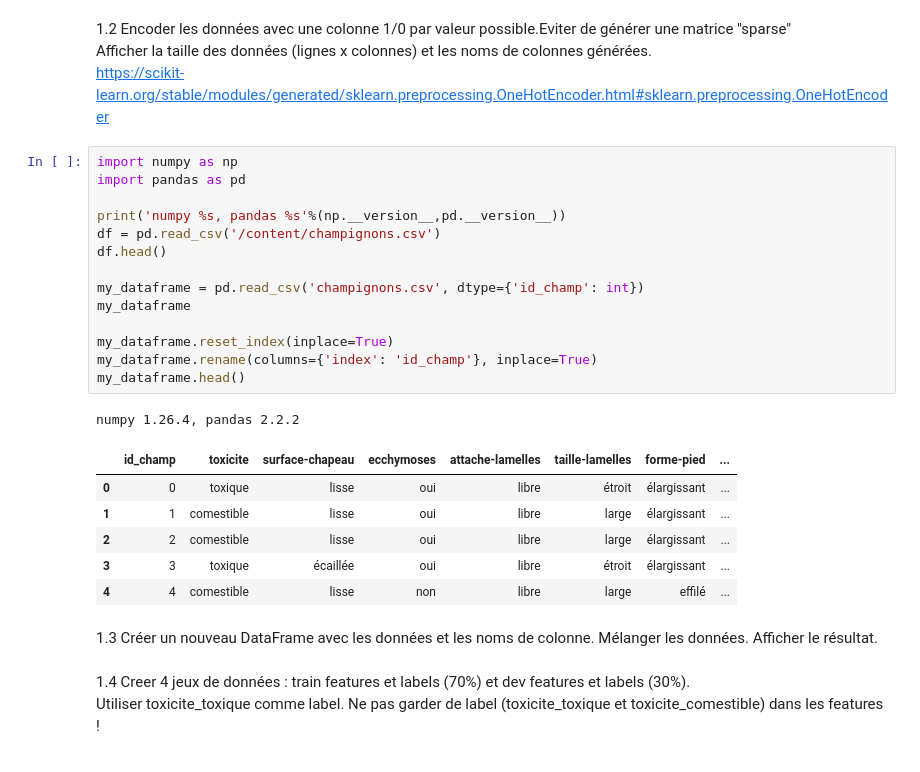
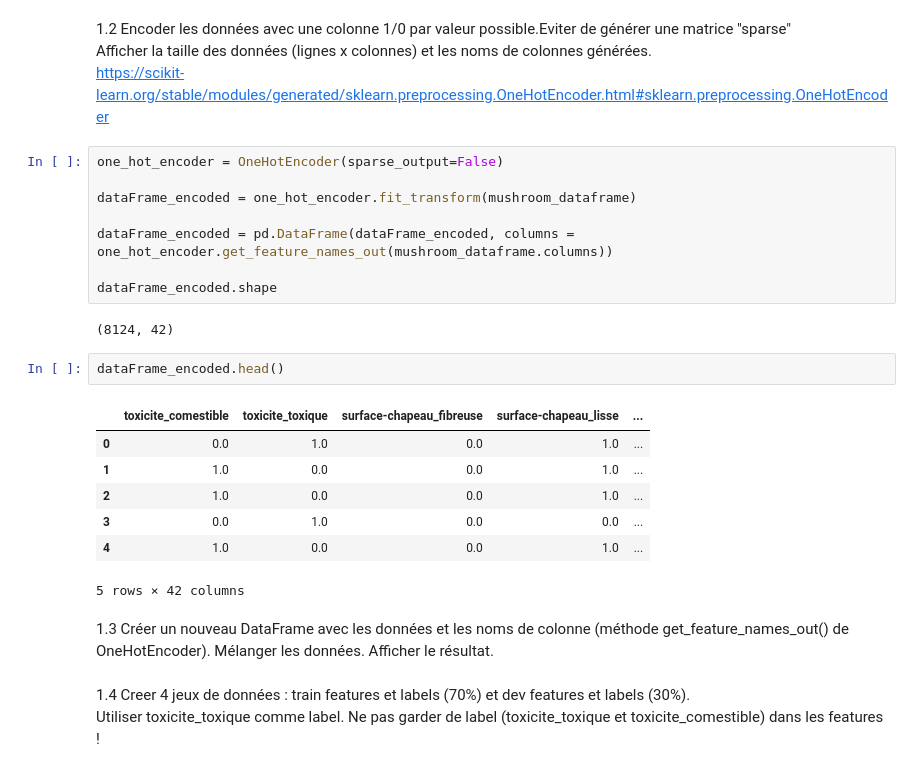
Before and after one commit to I-ZCode42/BestSurfSpot, a Jupyter notebook: TP1_classification_champignons.ipynb, the cells around one changed output. Saved outputs shown, nothing was run; the diff lists cells and outputs as text.

```diff
--- a/TP1_classification_champignons.ipynb
+++ b/TP1_classification_champignons.ipynb
@@ -28,30 +69,28 @@ Vérifier qu'il n'y as pas de valeurs nulles
 1.2 Encoder les données avec une colonne 1/0 par valeur possible.Eviter de générer une matrice "sparse"\
 Afficher la taille des données (lignes x colonnes) et les noms de colonnes générées.\
 https://scikit-learn.org/stable/modules/generated/sklearn.preprocessing.OneHotEncoder.html#sklearn.preprocessing.OneHotEncoder
-# %%
-import numpy as np
-import pandas as pd
-
-print('numpy %s, pandas %s'%(np.__version__,pd.__version__))
-df = pd.read_csv('/content/champignons.csv')
-df.head()
-
-my_dataframe = pd.read_csv('champignons.csv', dtype={'id_champ': int})
-my_dataframe
-
-my_dataframe.reset_index(inplace=True)
-my_dataframe.rename(columns={'index': 'id_champ'}, inplace=True)
-my_dataframe.head()
-# %% [output]
-numpy 1.26.4, pandas 2.2.2
-|  | id_champ | toxicite | surface-chapeau | ecchymoses | attache-lamelles | taille-lamelles | forme-pied | ... |
-| 0 | 0 | toxique | lisse | oui | libre | étroit | élargissant | ... |
-| 1 | 1 | comestible | lisse | oui | libre | large | élargissant | ... |
-| 2 | 2 | comestible | lisse | oui | libre | large | élargissant | ... |
-| 3 | 3 | toxique | écaillée | oui | libre | étroit | élargissant | ... |
-| 4 | 4 | comestible | lisse | non | libre | large | effilé | ... |
+# %%
+one_hot_encoder = OneHotEncoder(sparse_output=False)
+
+dataFrame_encoded = one_hot_encoder.fit_transform(mushroom_dataframe)
+
+dataFrame_encoded = pd.DataFrame(dataFrame_encoded, columns = one_hot_encoder.get_feature_names_out(mushroom_dataframe.columns))
+
+dataFrame_encoded.shape
+# %% [output]
+(8124, 42)
+# %%
+dataFrame_encoded.head()
+# %% [output]
+|  | toxicite_comestible | toxicite_toxique | surface-chapeau_fibreuse | surface-chapeau_lisse | ... |
+| 0 | 0.0 | 1.0 | 0.0 | 1.0 | ... |
+| 1 | 1.0 | 0.0 | 0.0 | 1.0 | ... |
+| 2 | 1.0 | 0.0 | 0.0 | 1.0 | ... |
+| 3 | 0.0 | 1.0 | 0.0 | 0.0 | ... |
+| 4 | 1.0 | 0.0 | 0.0 | 1.0 | ... |
+5 rows × 42 columns
 # %% [markdown]
-1.3 Créer un nouveau DataFrame avec les données et les noms de colonne. Mélanger les données. Afficher le résultat.
+1.3 Créer un nouveau DataFrame avec les données et les noms de colonne (méthode get_feature_names_out() de OneHotEncoder). Mélanger les données. Afficher le résultat.
 # %% [markdown]
 1.4 Creer 4 jeux de données : train features et labels (70%) et dev features et labels (30%).\
 Utiliser toxicite_toxique comme label. Ne pas garder de label (toxicite_toxique et toxicite_comestible) dans les features !
```
Also changed, not shown: parts of 5 cells of this notebook.
